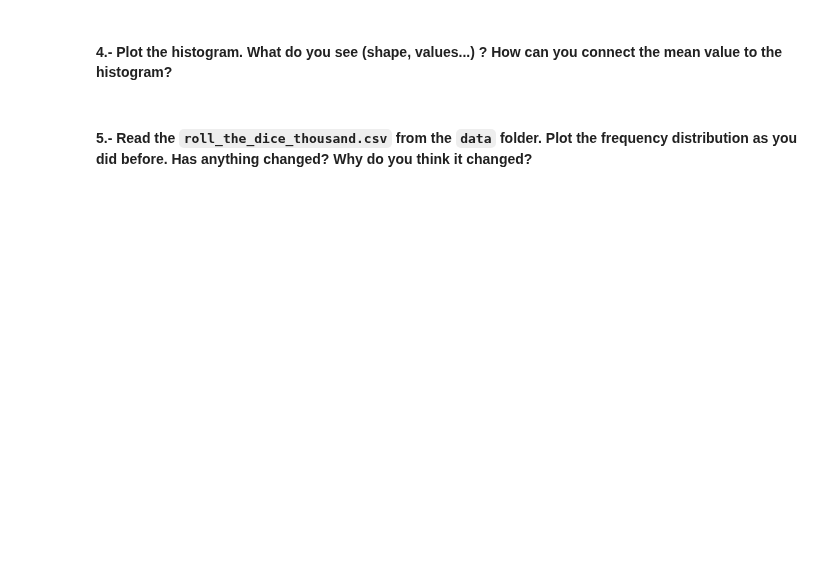
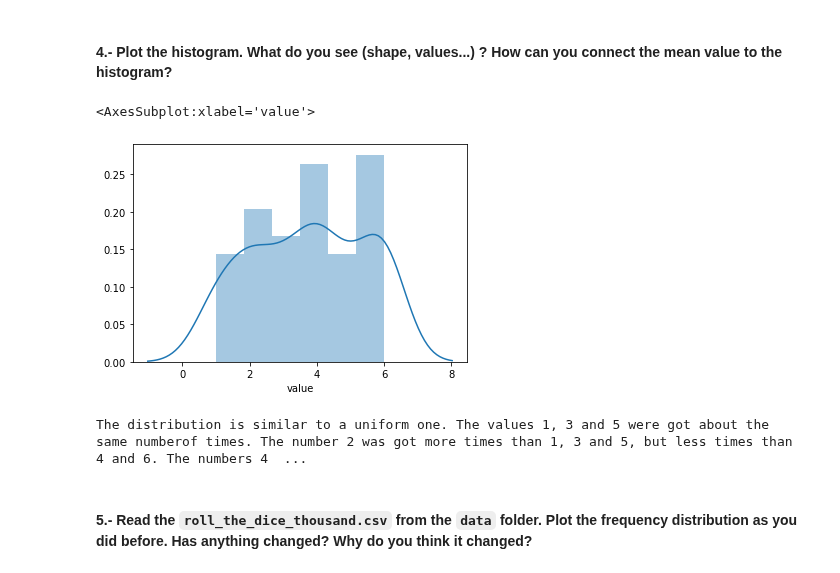
Before and after one commit to gabrielanakasato/ironhack-daft, a Jupyter notebook: labs/lab-w05/05-descriptive-stats/your-code/main.ipynb, the cells around one changed output. Saved outputs shown, nothing was run; the diff lists cells and outputs as text; code cells hidden in the pictures; blank space fills up the shorter version.

```diff
--- a/labs/lab-w05/05-descriptive-stats/your-code/main.ipynb
+++ b/labs/lab-w05/05-descriptive-stats/your-code/main.ipynb
@@ -162,3 +313,9 @@ your comments here
 #### 4.- Plot the histogram. What do you see (shape, values...) ? How can you connect the mean value to the histogram?
 # %%
 # your code here
+
+# Plot a histogram
+sns.distplot(data_hund.value, bins=6)
+# %% [output]
+<AxesSubplot:xlabel='value'>
+[figure, added]
@@ -169,2 +322,11 @@ your comments here
+# %%
+"""
+your comments here
+"""
+print(f'The distribution is similar to a uniform one. The values 1, 3 and 5 were got about the same number'
+      f'of times. The number 2 was got more times than 1, 3 and 5, but less times than 4 and 6. The numbers 4 and 6 were'
+      f'the most got values and because of that the mean tends to get closer to them.', sep=' ')
+# %% [output]
+The distribution is similar to a uniform one. The values 1, 3 and 5 were got about the same numberof times. The number 2 was got more times than 1, 3 and 5, but less times than 4 and 6. The numbers 4  ...
 # %% [markdown]
 #### 5.- Read the `roll_the_dice_thousand.csv` from the `data` folder. Plot the frequency distribution as you did before. Has anything changed? Why do you think it changed?
```
Also changed, not shown: parts of 35 cells of this notebook.
